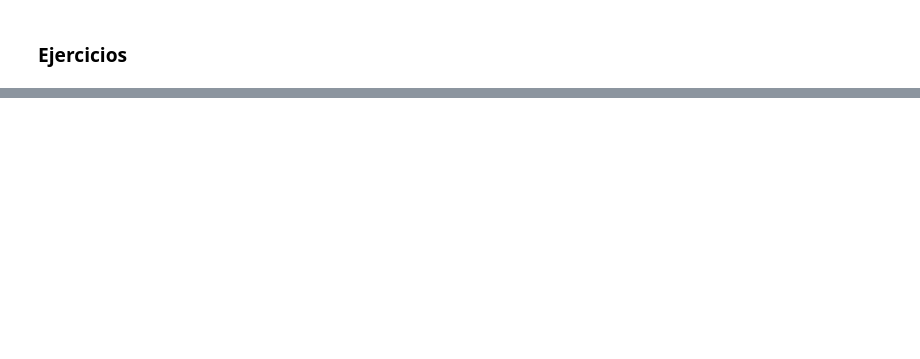
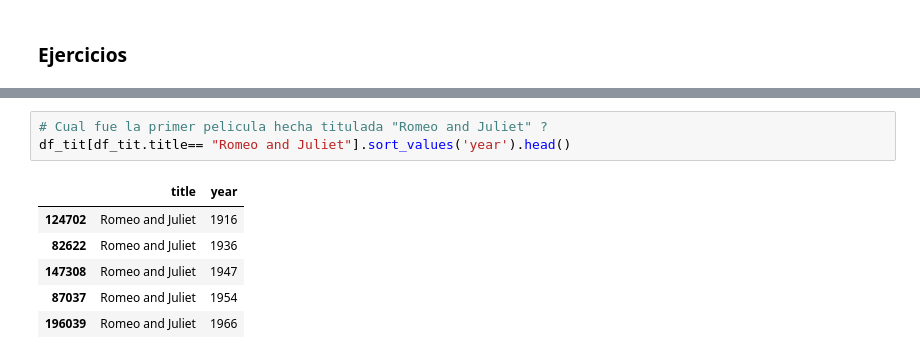
Before and after one commit to seimandi-g/Programacion-I, a Jupyter notebook: Unidad II/4. pandas-ejercicios-1.ipynb, the cells around one changed output, grey strips where cells are left out. Saved outputs shown, nothing was run; the diff lists cells and outputs as text; blank space fills up the shorter version.

```diff
--- a/Unidad II/4. pandas-ejercicios-1.ipynb
+++ b/Unidad II/4. pandas-ejercicios-1.ipynb
@@ -298,0 +80,10 @@ len(c)
+# %%
+# Cual fue la primer pelicula hecha titulada "Romeo and Juliet" ?
+df_tit[df_tit.title== "Romeo and Juliet"].sort_values('year').head()
+# %% [output]
+|  | title | year |
+| 124702 | Romeo and Juliet | 1916 |
+| 82622 | Romeo and Juliet | 1936 |
+| 147308 | Romeo and Juliet | 1947 |
+| 87037 | Romeo and Juliet | 1954 |
+| 196039 | Romeo and Juliet | 1966 |
```
Also changed, not shown: parts of 52 cells of this notebook, 29 other files.
